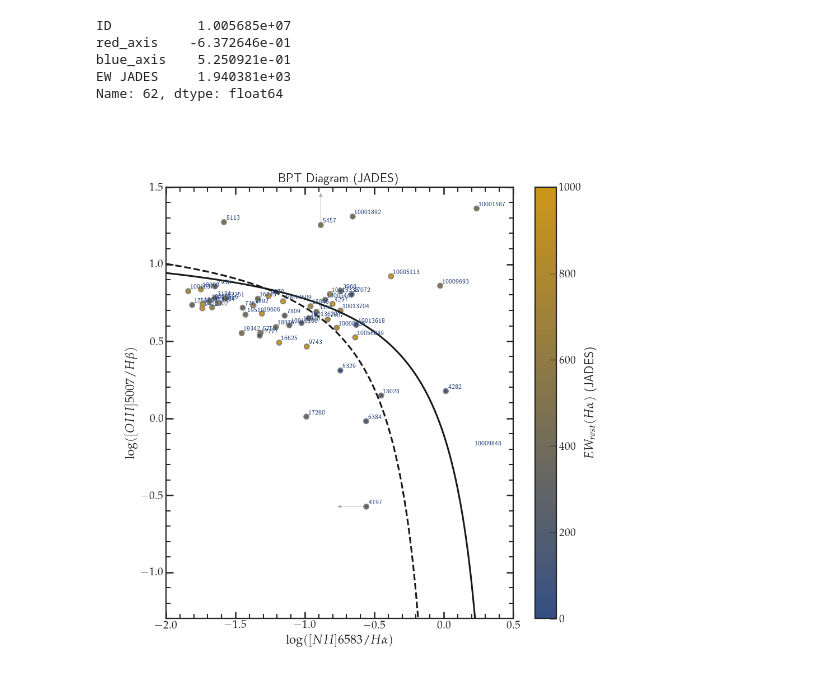
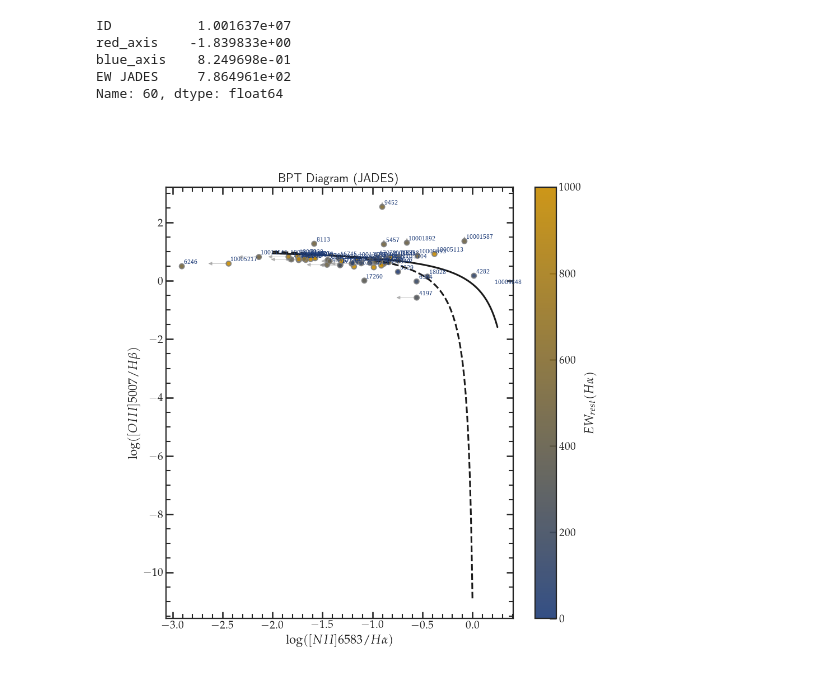
Before and after one commit to NGomez-inaoe/JWST-Data, a Jupyter notebook: Medium_Resolution/june_1st_w.ipynb, the cells around one changed output. Drawn from its saved outputs; the diff is of its cells as text; code cells hidden in the pictures.

Commit message:
Last versions of BPT, with fixed window in the integration of [NII] flux. The file with this data is also updated

```diff
--- a/Medium_Resolution/june_1st_w.ipynb
+++ b/Medium_Resolution/june_1st_w.ipynb
@@ -60,21 +60,15 @@ def compute_axes(source='MAST', filter='G235M', save=False, show=True):
 
     if source == 'MAST':
         suffix = f'MAST {filter}'
-        label_prefix = 'MAST'
-        save_name = './Output_data/BPT_diagram_mast.pdf'
     elif source == 'JADES':
         suffix = f'JADES {filter}'
-        label_prefix = 'JADES'
-        save_name = './Output_data/BPT_diagram_jades.pdf'
-
-
 
 
     # Create a sub dataframe with ID, redshift, and all columns containing the suffix
     cols = [col for col in df_all.columns if suffix in col]
     df_sub = df_all[['ID', 'redshift'] + cols].copy()
 
-
+    #Define arrays for each axis on the BPT diagram
     blue_axis = np.log10(df_sub[f'Flux ([OIII]5007) {suffix}'] / df_sub[f'Flux (Hb 4861) {suffix}'])
     red_axis = np.log10(df_sub[f'Flux ([NII]6583) {suffix}'] / df_sub[f'Flux (Ha 6563) {suffix}'])
 
@@ -83,8 +77,10 @@ def compute_axes(source='MAST', filter='G235M', save=False, show=True):
         'redshift': df_sub['redshift'],
         'blue_axis': blue_axis,
         'red_axis': red_axis,
-        'red_err': df_sub[f'Flux ([NII]6583) {suffix}'] < df_sub[f'F_err([NII]6583) {suffix}'],
-        'blue_err': df_sub[f'Flux (Hb 4861) {suffix}'] < df_sub[f'F_err(Hb 4861) {suffix}'],
+        'NII': df_sub[f'Flux ([NII]6583) {suffix}'],
+        'NII_err': df_sub[f'F_err([NII]6583) {suffix}'],
+        'Hb': df_sub[f'Flux (Hb 4861) {suffix}'],
+        'Hb_err': df_sub[f'F_err(Hb 4861) {suffix}'],
         'EW MAST': -1*equivalent_widths['EW(Ha) MAST'],
         'EW JADES': -1*equivalent_widths['EW(Ha) JADES']
     }
@@ -93,15 +89,14 @@ def compute_axes(source='MAST', filter='G235M', save=False, show=True):
 #====================================================================#
 #====================================================================#
 
-def plt_bpt(source='JADES', arrows=True, labels=True, save=False, show=True):
+def plt_bpt(source='JADES', arrows=True, labels=True, save=False, show=True, index=60):
 
     df_235 = compute_axes(source=source, filter='G235M')
     df_395 = compute_axes(source=source, filter='G395M')
     df_395H = compute_axes(source=source, filter='G395H')
 
 
-    cols = ['blue_axis', 'red_axis', 'red_err', 'blue_err']
-
+    cols = ['blue_axis', 'red_axis', 'NII', 'NII_err', 'Hb', 'Hb_err']
     keys = ['ID', 'redshift', f'EW {source}']
 
     # Keep only rows common to all three dataframes
@@ -121,6 +116,9 @@ def plt_bpt(source='JADES', arrows=True, labels=True, save=False, show=True):
     for col in cols:
         df_final[col] = a[col].combine_first(b[col]).combine_first(c[col])
 
+    df_final['red_err'] = df_final['NII'] < df_final['NII_err']
+    df_final['blue_err'] = df_final['Hb'] < df_final['Hb_err']
+
 
     # Kewley maximum starburst line-
     x_kewly = np.linspace(-2.0, 0.25, 500)
@@ -134,8 +132,8 @@ def plt_bpt(source='JADES', arrows=True, labels=True, save=False, show=True):
     plt.plot(x_kewly, y_kewly, color='k', label='Kewley et al. 2001')
     plt.plot(x_kauff, y_kauff, color='k', linestyle='--', label='Kauffmann+2003')
 
-    plt.xlim(-2, 0.5)
-    plt.ylim(-1.3, 1.5)
+    #plt.xlim(-2, 0.5)
+    #plt.ylim(-1.3, 1.5)
     plt.xlabel(r'$\log([NII]6583/H\alpha)$')
     plt.ylabel(r'$\log([OIII]5007/H\beta)$')
     plt.minorticks_on()
@@ -164,7 +162,7 @@ def plt_bpt(source='JADES', arrows=True, labels=True, save=False, show=True):
     )
 
     cbar = plt.colorbar(scatter)
-    cbar.set_label(f'$EW_{{rest}}(H\\alpha)$ ({source})')
+    cbar.set_label(f'$EW_{{rest}}(H\\alpha)$')
     plt.title(f'BPT Diagram ({source})')
 
 
@@ -186,41 +184,42 @@ def plt_bpt(source='JADES', arrows=True, labels=True, save=False, show=True):
         for x, y in zip(xf[df_final['red_err']], yf[df_final['red_err']] ):
             plt.annotate(
                 '',
                 xy=(x - 0.22, y),
                 xytext=(x, y),
                 arrowprops=dict(arrowstyle='-|>', color=COSMO_COLORS['cool_gray'], alpha=0.4, lw=.8, mutation_scale=10),
                 va='center'
             )
 
 
         for x, y in zip(xf[df_final['blue_err']], yf[df_final['blue_err']] ):
             plt.annotate(
                 '',
                 xy=(x, y+0.22),
                 xytext=(x, y),
                 arrowprops=dict(arrowstyle='-|>', color=COSMO_COLORS['cool_gray'], alpha=0.4, lw=.8, mutation_scale=10),
                 va='center'
             )
 
 
     if save:
         plt.savefig('bpt_v2.pdf', bbox_inches='tight')
 
 
-    print(df_final[['ID', 'red_axis', 'blue_axis', f'EW {source}']].iloc[62])
+    print(df_final[['ID', 'red_axis', 'blue_axis', f'EW {source}']].iloc[index])
     plt.show()
 
 
 
 
-plt_bpt(labels=True, arrows=True, show=True)
+
+plt_bpt(labels=True, arrows=True, show=True, index=60)
 # %% [output]
-ID           1.005685e+07
-red_axis    -6.372646e-01
-blue_axis    5.250921e-01
-EW JADES     1.940381e+03
-Name: 62, dtype: float64
+ID           1.001637e+07
+red_axis    -1.839833e+00
+blue_axis    8.249698e-01
+EW JADES     7.864961e+02
+Name: 60, dtype: float64
-[figure, old version]
+[figure, new version]
 # %%
 plt_bpt(source='MAST', labels=True, arrows=True, show=True)
 # %% [output]
```
Also changed, not shown: parts of 2 cells of this notebook, 2 other files.
